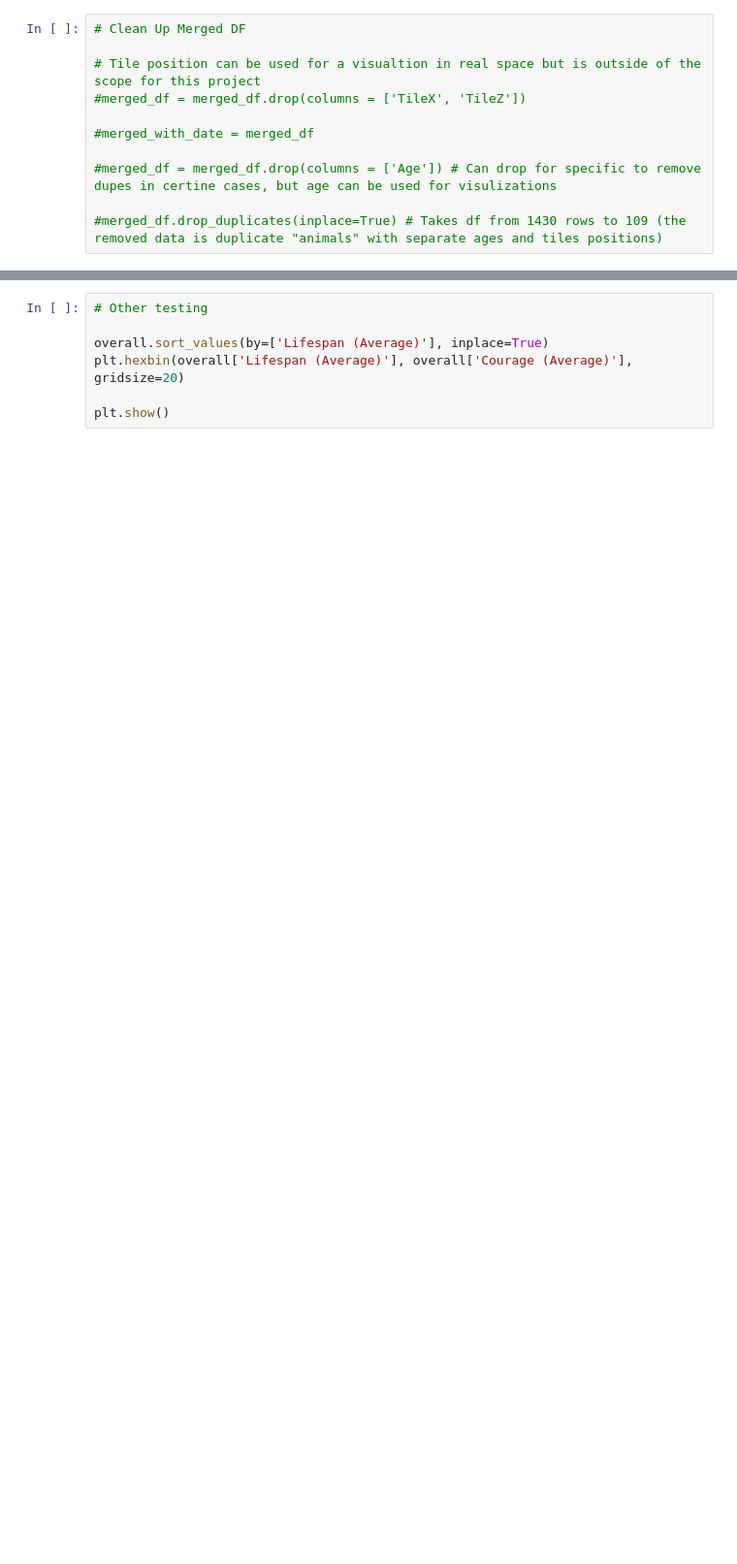
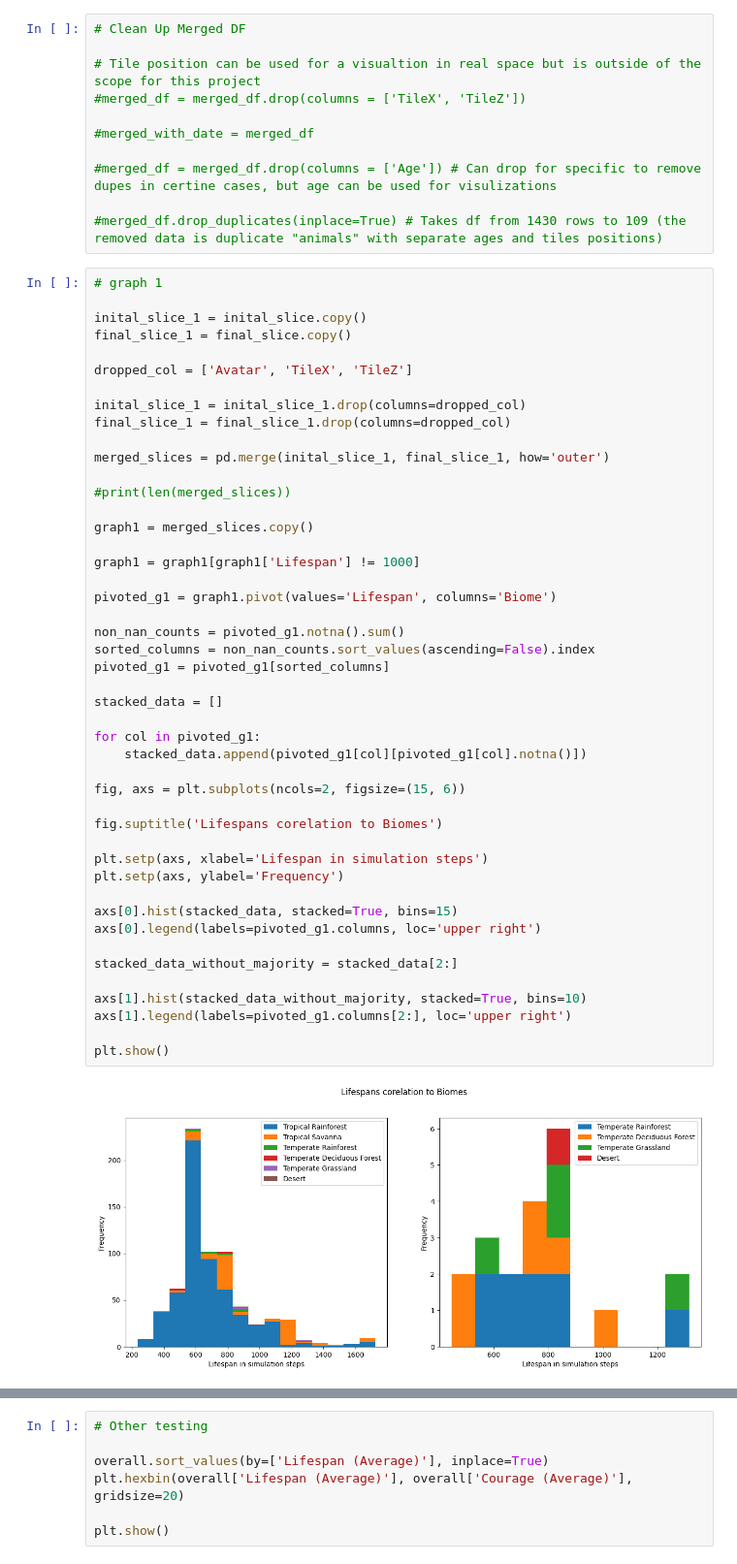
Before and after one commit to IanHornblower/CS-176-project, a Jupyter notebook: main.ipynb, the cells around one changed output, grey strips where cells are left out. Shown at 97% size. Cells and saved outputs as stored; diff of their text form; blank space fills up the shorter version.

```diff
--- a/main.ipynb
+++ b/main.ipynb
@@ -28,6 +29,54 @@ merged_slices = pd.merge(inital_slice, final_slice, how='inner')
 #merged_df = merged_df.drop(columns = ['Age']) # Can drop for specific to remove dupes in certine cases, but age can be used for visulizations
 
 #merged_df.drop_duplicates(inplace=True) # Takes df from 1430 rows to 109 (the removed data is duplicate "animals" with separate ages and tiles positions)
+# %%
+# graph 1
+
+inital_slice_1 = inital_slice.copy()
+final_slice_1 = final_slice.copy()
+
+dropped_col = ['Avatar', 'TileX', 'TileZ']
+
+inital_slice_1 = inital_slice_1.drop(columns=dropped_col)
+final_slice_1 = final_slice_1.drop(columns=dropped_col)
+
+merged_slices = pd.merge(inital_slice_1, final_slice_1, how='outer')
+
+#print(len(merged_slices))
+
+graph1 = merged_slices.copy()
+
+graph1 = graph1[graph1['Lifespan'] != 1000]
+
+pivoted_g1 = graph1.pivot(values='Lifespan', columns='Biome')
+
+non_nan_counts = pivoted_g1.notna().sum()
+sorted_columns = non_nan_counts.sort_values(ascending=False).index
+pivoted_g1 = pivoted_g1[sorted_columns]
+
+stacked_data = []
+
+for col in pivoted_g1:
+    stacked_data.append(pivoted_g1[col][pivoted_g1[col].notna()])
+
+fig, axs = plt.subplots(ncols=2, figsize=(15, 6))
+
+fig.suptitle('Lifespans corelation to Biomes')
+
+plt.setp(axs, xlabel='Lifespan in simulation steps')
+plt.setp(axs, ylabel='Frequency')
+
+axs[0].hist(stacked_data, stacked=True, bins=15)
+axs[0].legend(labels=pivoted_g1.columns, loc='upper right')
+
+stacked_data_without_majority = stacked_data[2:]
+
+axs[1].hist(stacked_data_without_majority, stacked=True, bins=10)
+axs[1].legend(labels=pivoted_g1.columns[2:], loc='upper right')
+
+plt.show()
+# %% [output]
+[figure, added]
 # %%
 # Pie Chart Visualization for biomes
 
```
Also changed, not shown: parts of 4 cells of this notebook.
